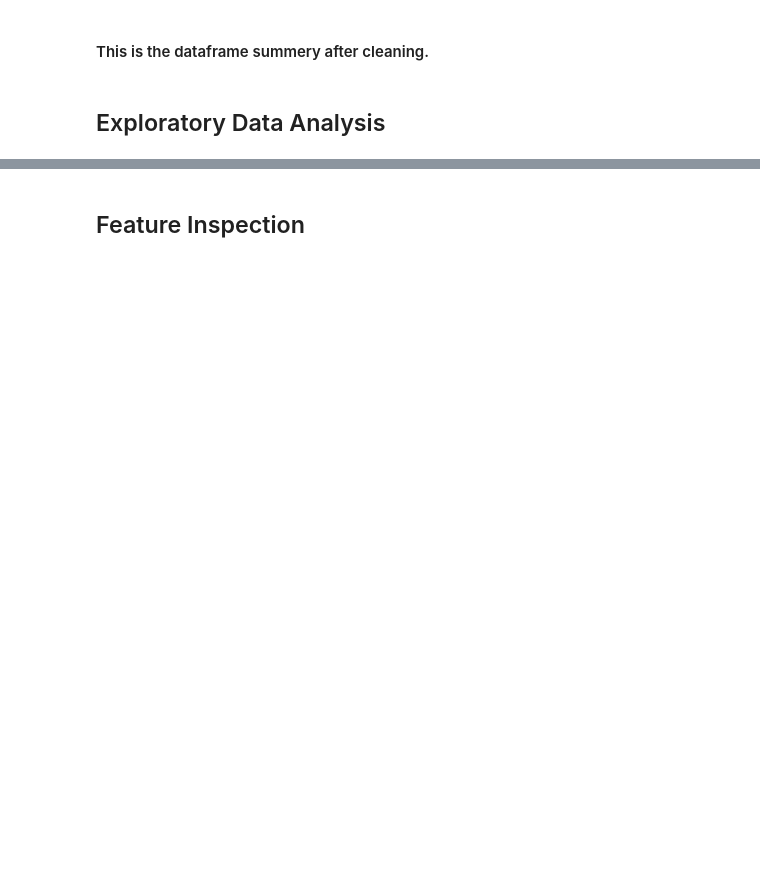
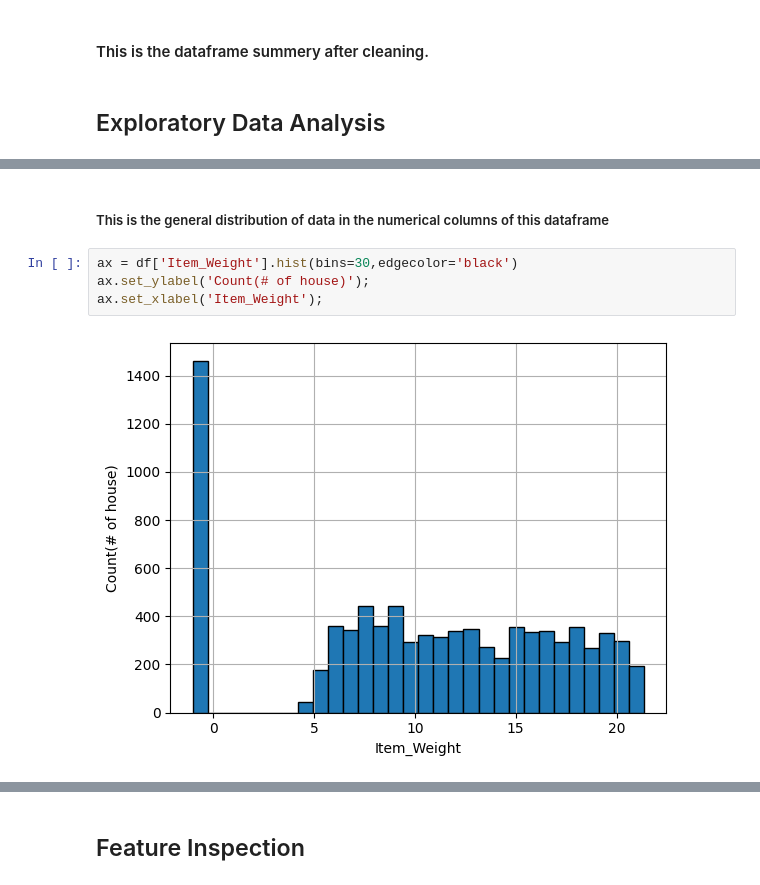
Before and after one commit to achelousace/Prediction-of-Product, a Jupyter notebook: Prediction_of_Product_Sales_.ipynb, the cells around one changed output, grey strips where cells are left out. Cells and saved outputs as stored; diff of their text form; blank space fills up the shorter version.

```diff
--- a/Prediction_of_Product_Sales_.ipynb
+++ b/Prediction_of_Product_Sales_.ipynb
@@ -219,0 +239,8 @@ df.head()
+# %% [markdown]
+##### This is the general distribution of data in the numerical columns of this dataframe
+# %%
+ax = df['Item_Weight'].hist(bins=30,edgecolor='black')
+ax.set_ylabel('Count(# of house)');
+ax.set_xlabel('Item_Weight');
+# %% [output]
+[figure, added]
```
Also changed, not shown: parts of 30 cells of this notebook.
